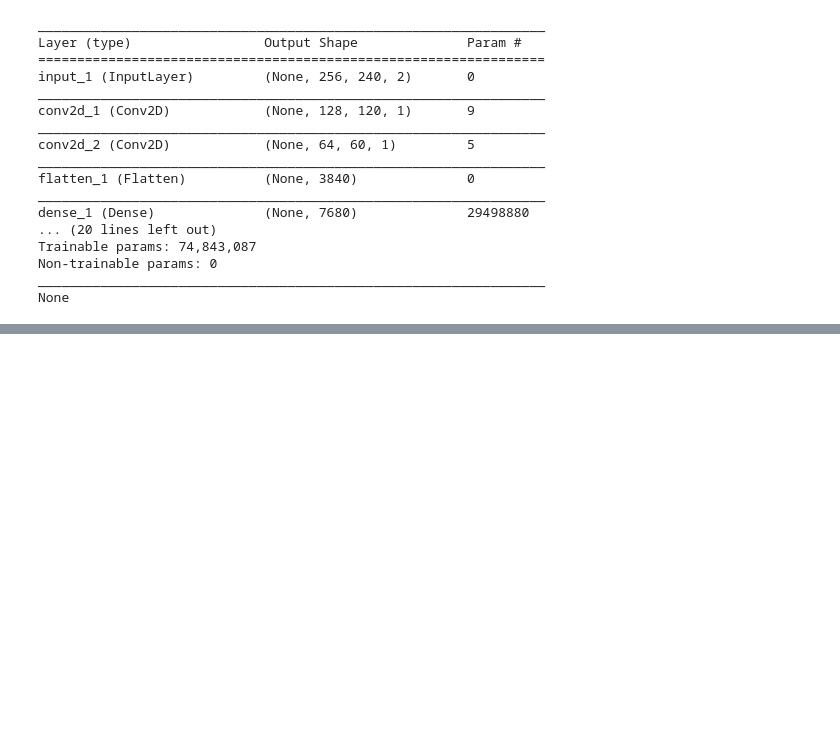
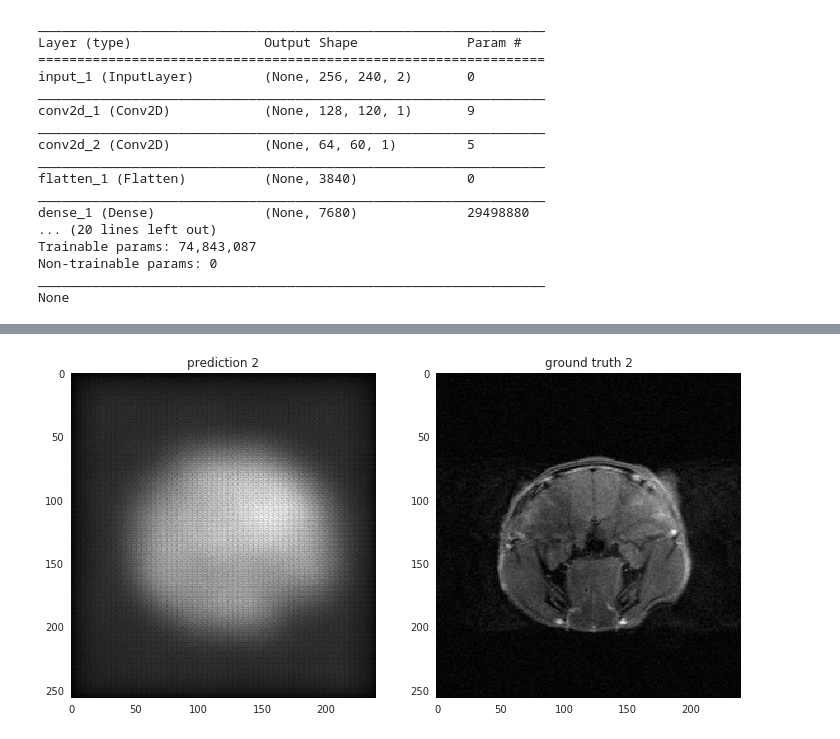
Before and after one commit to alexwal/cs230-project, a Jupyter notebook: MRI_reconstruction_example/automap_model.ipynb, the cells around one changed output, grey strips where cells are left out. Cells and saved outputs as stored; diff of their text form; code cells hidden in the pictures; blank space fills up the shorter version.

```diff
--- a/MRI_reconstruction_example/automap_model.ipynb
+++ b/MRI_reconstruction_example/automap_model.ipynb
@@ -313,0 +270,12 @@ with sess.as_default():
+# %%
+# Prediction 2
+
+plt.subplot(1, 2, 1)
+plt.imshow(prediction_batch[1])
+plt.title('prediction 2')
+
+plt.subplot(1, 2, 2)
+plt.imshow(ground_truth_batch[1])
+plt.title('ground truth 2');
+# %% [output]
+[figure, added]
```
Also changed, not shown: parts of 11 cells of this notebook.
